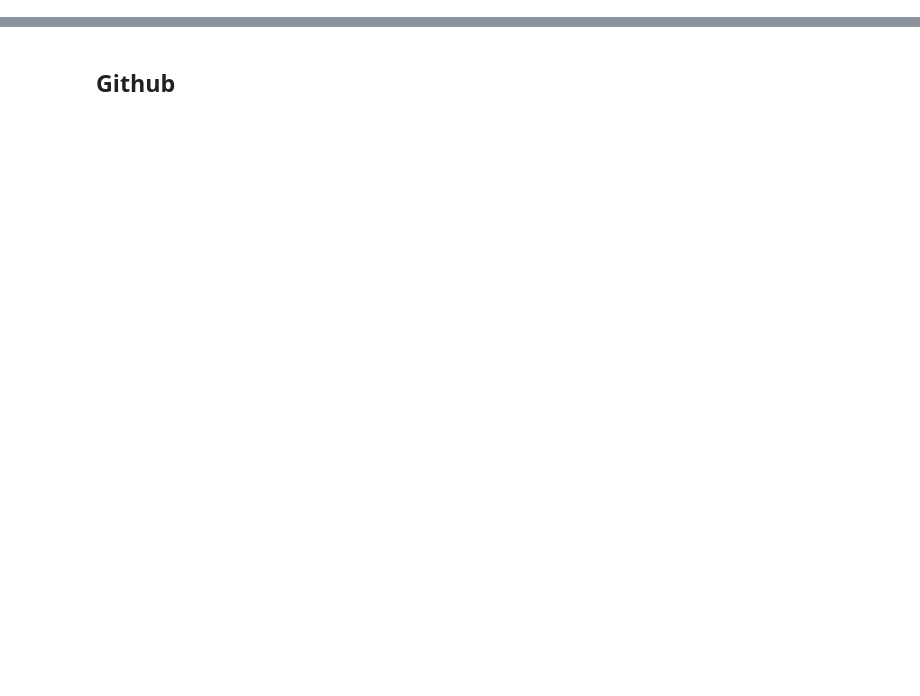
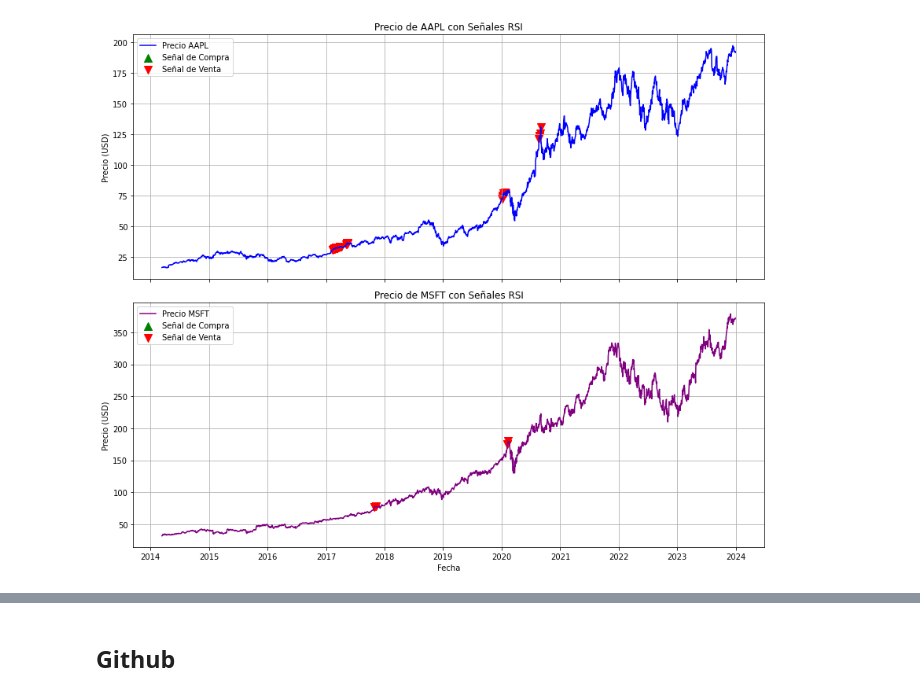
Before and after one commit to elpedrogael/002-Pairs-Trading, a Jupyter notebook: 002_Pairs_Trading.ipynb, the cells around one changed output, grey strips where cells are left out. Saved outputs shown, nothing was run; the diff lists cells and outputs as text; code cells hidden in the pictures; blank space fills up the shorter version.

```diff
--- a/002_Pairs_Trading.ipynb
+++ b/002_Pairs_Trading.ipynb
@@ -193,0 +249,66 @@ KeyError: 'AAPL'
+# %%
+# Cargar datos y convertir la columna Date a datetime
+data = pd.read_csv("historical_data.csv").dropna()
+data["Date"] = pd.to_datetime(data["Date"])
+
+# Asegurar que los precios sean numéricos
+data["Close"] = pd.to_numeric(data["Close"], errors='coerce')
+data["Close.1"] = pd.to_numeric(data["Close.1"], errors='coerce')
+data = data.dropna(subset=['Close', 'Close.1'])
+
+# Calcular RSI para AAPL y MSFT (ventana de 50 periodos)
+rsi_aapl = ta.momentum.RSIIndicator(data["Close"], window=50)
+data["RSI_AAPL"] = rsi_aapl.rsi()
+
+rsi_msft = ta.momentum.RSIIndicator(data["Close.1"], window=50)
+data["RSI_MSFT"] = rsi_msft.rsi()
+
+# Eliminar filas con NaN resultantes
+data = data.dropna(subset=["RSI_AAPL", "RSI_MSFT"])
+
+# Generar señales basadas en RSI para AAPL
+data["COMPRA_AAPL"] = data["RSI_AAPL"] < 30
+data["VENTA_AAPL"] = data["RSI_AAPL"] > 70
+
+# Extraer fechas y precios para AAPL
+fechas_compra_aapl = data.loc[data["COMPRA_AAPL"], "Date"]
+precios_compra_aapl = data.loc[data["COMPRA_AAPL"], "Close"]
+fechas_venta_aapl = data.loc[data["VENTA_AAPL"], "Date"]
+precios_venta_aapl = data.loc[data["VENTA_AAPL"], "Close"]
+
+# Generar señales basadas en RSI para MSFT
+data["COMPRA_MSFT"] = data["RSI_MSFT"] < 30
+data["VENTA_MSFT"] = data["RSI_MSFT"] > 70
+
+# Extraer fechas y precios para MSFT
+fechas_compra_msft = data.loc[data["COMPRA_MSFT"], "Date"]
+precios_compra_msft = data.loc[data["COMPRA_MSFT"], "Close.1"]
+fechas_venta_msft = data.loc[data["VENTA_MSFT"], "Date"]
+precios_venta_msft = data.loc[data["VENTA_MSFT"], "Close.1"]
+
+# Crear dos subgráficas: una para AAPL y otra para MSFT
+fig, axs = plt.subplots(2, 1, figsize=(12, 10), sharex=True)
+
+# Gráfica para AAPL
+axs[0].plot(data["Date"], data["Close"], label="Precio AAPL", color='blue', linewidth=1.5)
+axs[0].scatter(fechas_compra_aapl, precios_compra_aapl, marker='^', color='green', label="Señal de Compra", s=100)
+axs[0].scatter(fechas_venta_aapl, precios_venta_aapl, marker='v', color='red', label="Señal de Venta", s=100)
+axs[0].set_title("Precio de AAPL con Señales RSI")
+axs[0].set_ylabel("Precio (USD)")
+axs[0].legend()
+axs[0].grid()
+
+# Gráfica para MSFT
+axs[1].plot(data["Date"], data["Close.1"], label="Precio MSFT", color='purple', linewidth=1.5)
+axs[1].scatter(fechas_compra_msft, precios_compra_msft, marker='^', color='green', label="Señal de Compra", s=100)
+axs[1].scatter(fechas_venta_msft, precios_venta_msft, marker='v', color='red', label="Señal de Venta", s=100)
+axs[1].set_title("Precio de MSFT con Señales RSI")
+axs[1].set_xlabel("Fecha")
+axs[1].set_ylabel("Precio (USD)")
+axs[1].legend()
+axs[1].grid()
+
+plt.tight_layout()
+plt.show()
+# %% [output]
+[figure, added]
```
Also changed, not shown: parts of 36 cells of this notebook.
